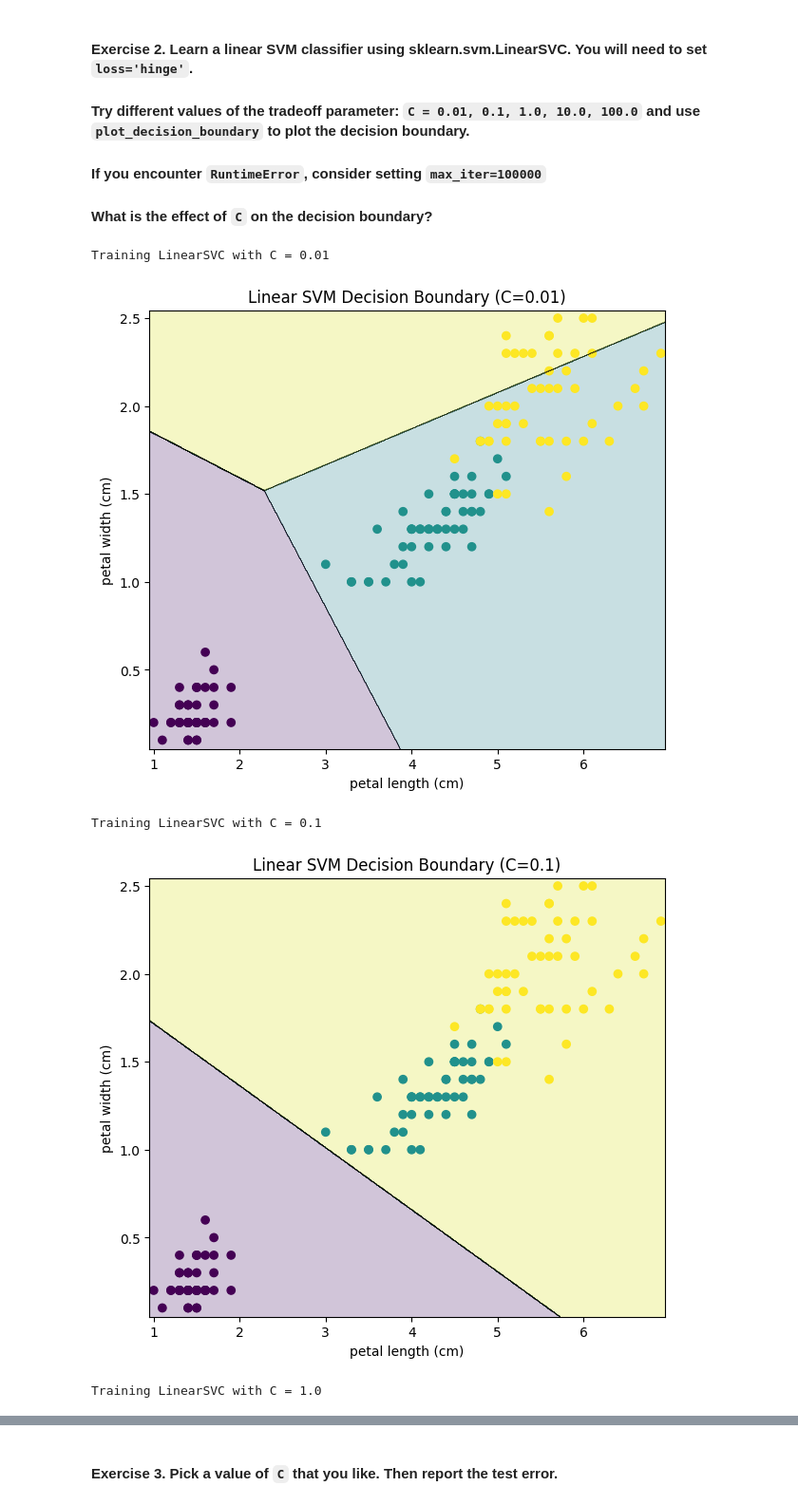
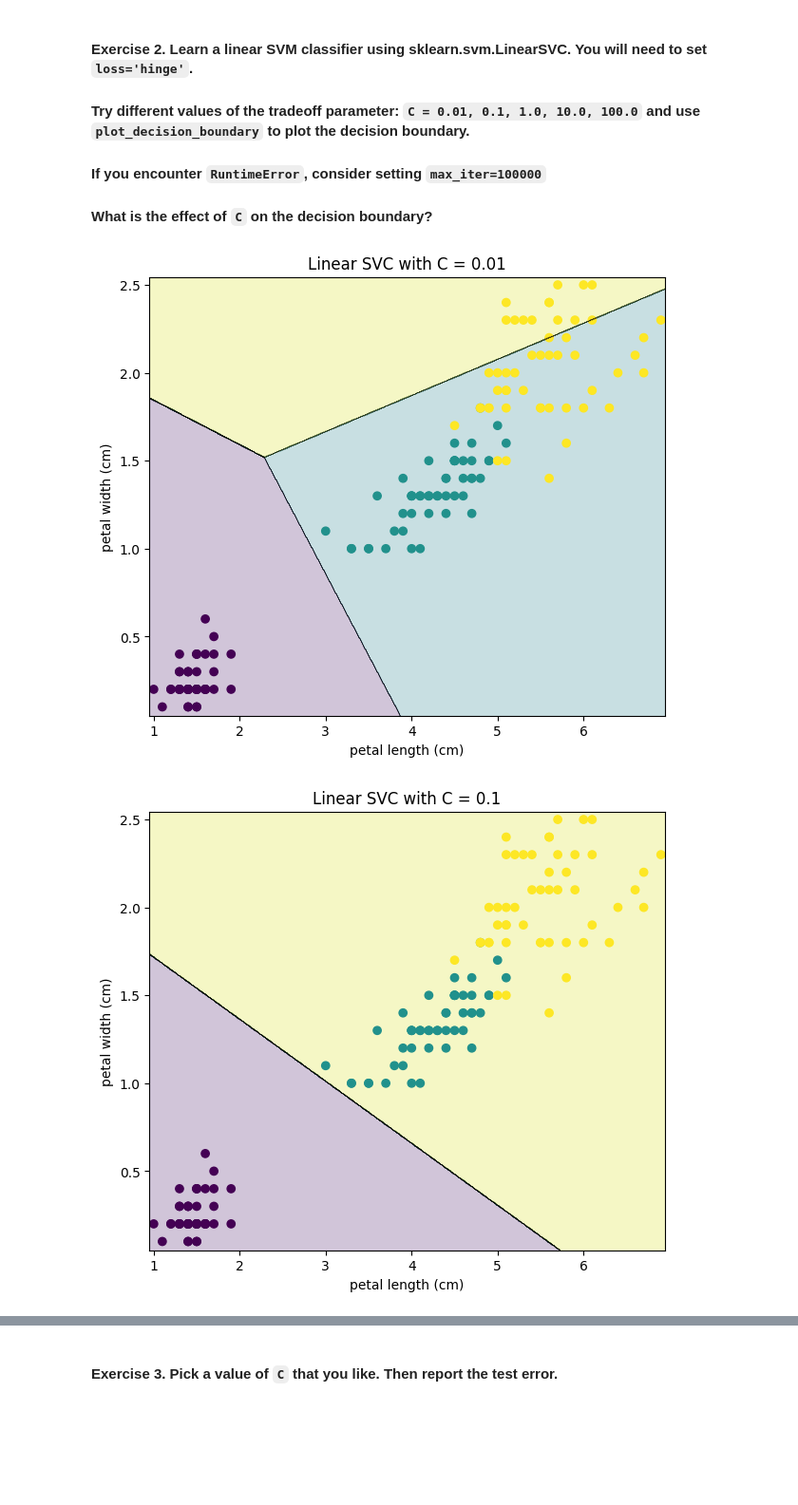
Before and after one commit to krisana-y/229352-StatisticalLearning, a Jupyter notebook: Lab06_SVM.ipynb, the cells around one changed output, grey strips where cells are left out. Shown: that part at 95% size. Drawn from its saved outputs; the diff is of its cells as text; code cells hidden in the pictures; blank space fills up the shorter version.

```diff
--- a/Lab06_SVM.ipynb
+++ b/Lab06_SVM.ipynb
@@ -70,18 +70,14 @@ X_train, X_test, y_train, y_test = train_test_split(X, y, test_size=0.2, random_
 
 #### What is the effect of `C` on the decision boundary?
 # %%
-C_values = [0.01, 0.1, 1.0, 10.0, 100.0]
+c_values = [0.01, 0.1, 1.0, 10.0, 100.0]
 
-for C in C_values:
-    print(f"Training LinearSVC with C = {C}")
-    linear_svm_clf = LinearSVC(loss='hinge', C=C, max_iter=100000, random_state=42)
+for c in c_values:
+    linear_svm_clf = LinearSVC(loss='hinge', C=c, max_iter=100000)
     linear_svm_clf.fit(X_train, y_train)
     plot_decision_boundary(linear_svm_clf, X, y)
-    plt.title(f'Linear SVM Decision Boundary (C={C})')
+    plt.title(f'Linear SVC with C = {c}')
     plt.show()
 # %% [output]
-Training LinearSVC with C = 0.01
-[figure, old version]
+[figure, new version]
-Training LinearSVC with C = 0.1
-[figure, old version]
+[figure, new version]
-Training LinearSVC with C = 1.0
```
Also changed, not shown: parts of 5 cells of this notebook.
